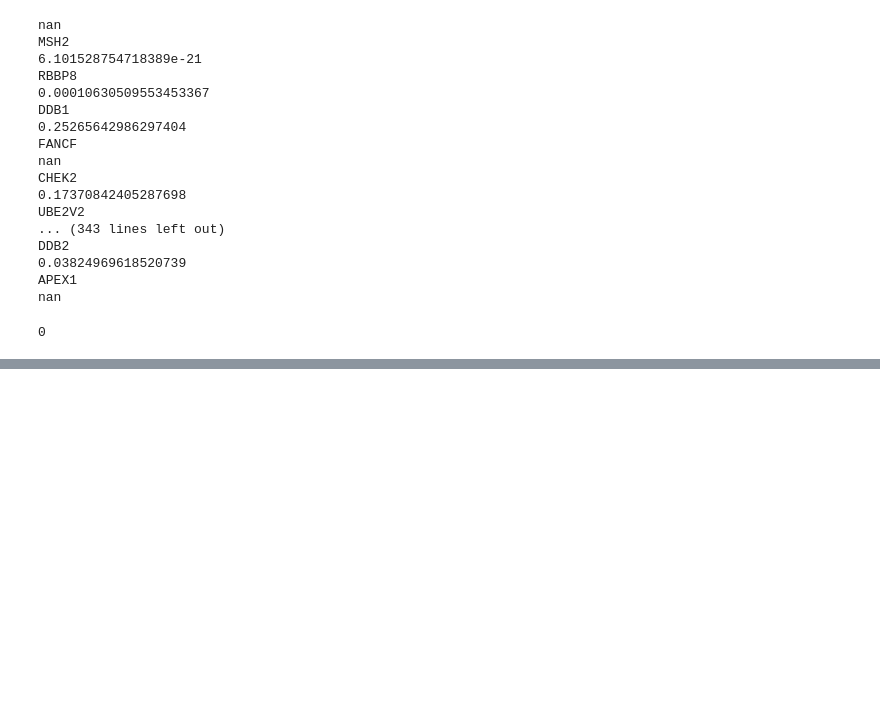
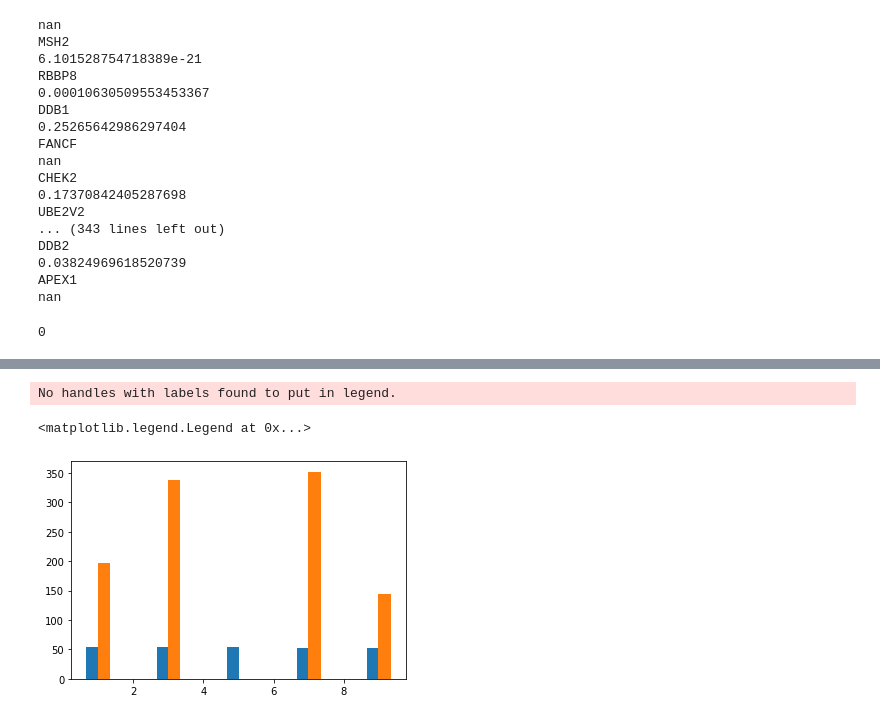
Before and after one commit to hossam-zaki/BSRP2020, a Jupyter notebook: SVPlots/BarplotWithDifferencesOfWholeGenomeSVs.ipynb, the cells around one changed output, grey strips where cells are left out. Cells and saved outputs as stored; diff of their text form; code cells hidden in the pictures; blank space fills up the shorter version.

Commit message:
groupedbarplot nearly done

```diff
--- a/SVPlots/BarplotWithDifferencesOfWholeGenomeSVs.ipynb
+++ b/SVPlots/BarplotWithDifferencesOfWholeGenomeSVs.ipynb
@@ -193,0 +211,20 @@ IndexError: only integers, slices (`:`), ellipsis (`...`), numpy.newaxis (`None`
+# %%
+ind = position  # the x locations for the groups
+width = 0.35  # the width of the bars
+fig2, ax2 = plt.subplots()
+medians = []
+for dataset in data[0:10]:
+    medians.append(median(dataset))
+rects1 = ax2.bar([x+width/2 for x in ind[0::2]], medians[0:10:2], width,
+                label='Men')
+rects2 = ax2.bar([x-width/2 for x in ind[1::2]], medians[1:10:2], width,
+                label='Women')
+ax1.set_ylabel('Scores')
+ax1.set_title('Scores by group and gender')
+ax1.set_xticks([x-.35 for x in ind[0::2]],)
+ax1.set_xticklabels(('G1', 'G2', 'G3', 'G4', 'G5'))
+ax1.legend()
+# %% [output]
+No handles with labels found to put in legend.
+<matplotlib.legend.Legend at 0x...>
+[figure, added]
```
Also changed, not shown: parts of 2 cells of this notebook, 1 other file.
